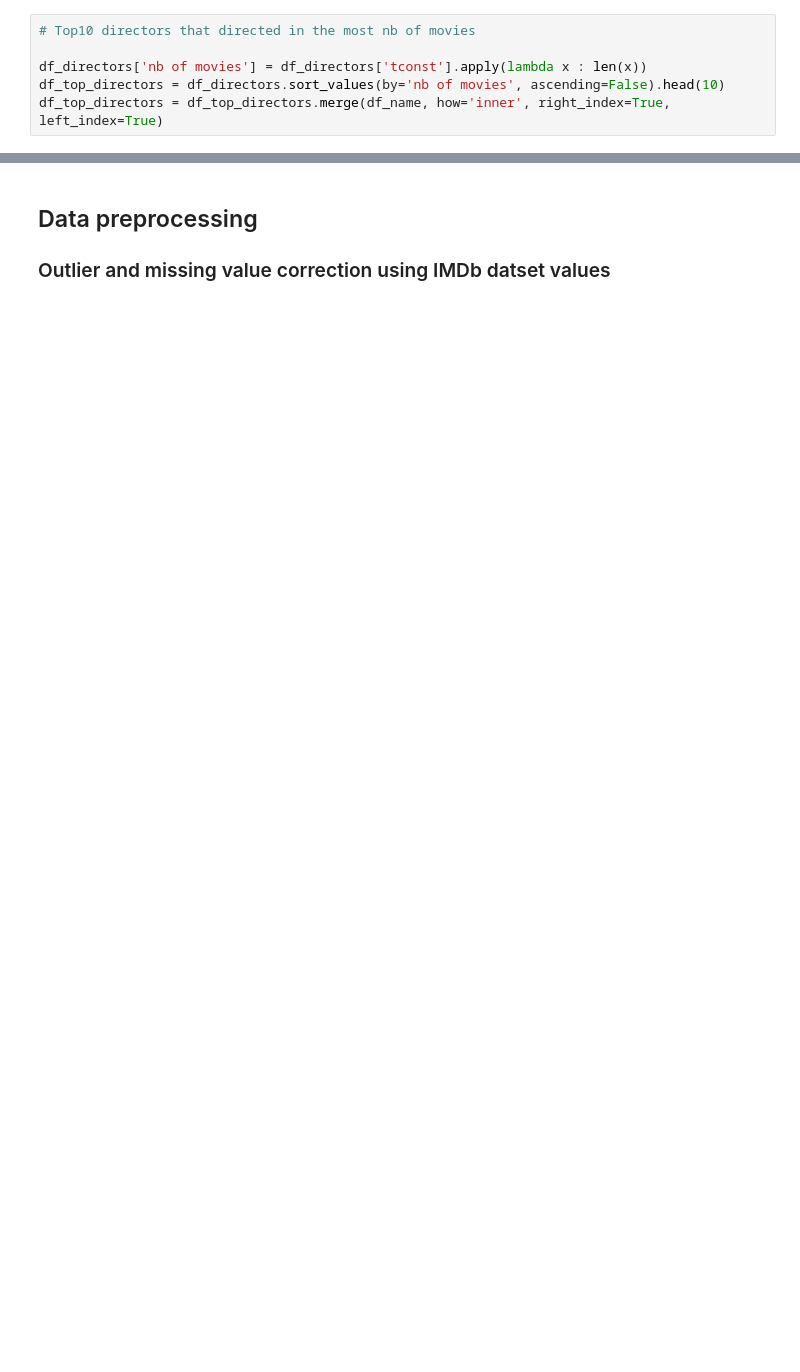
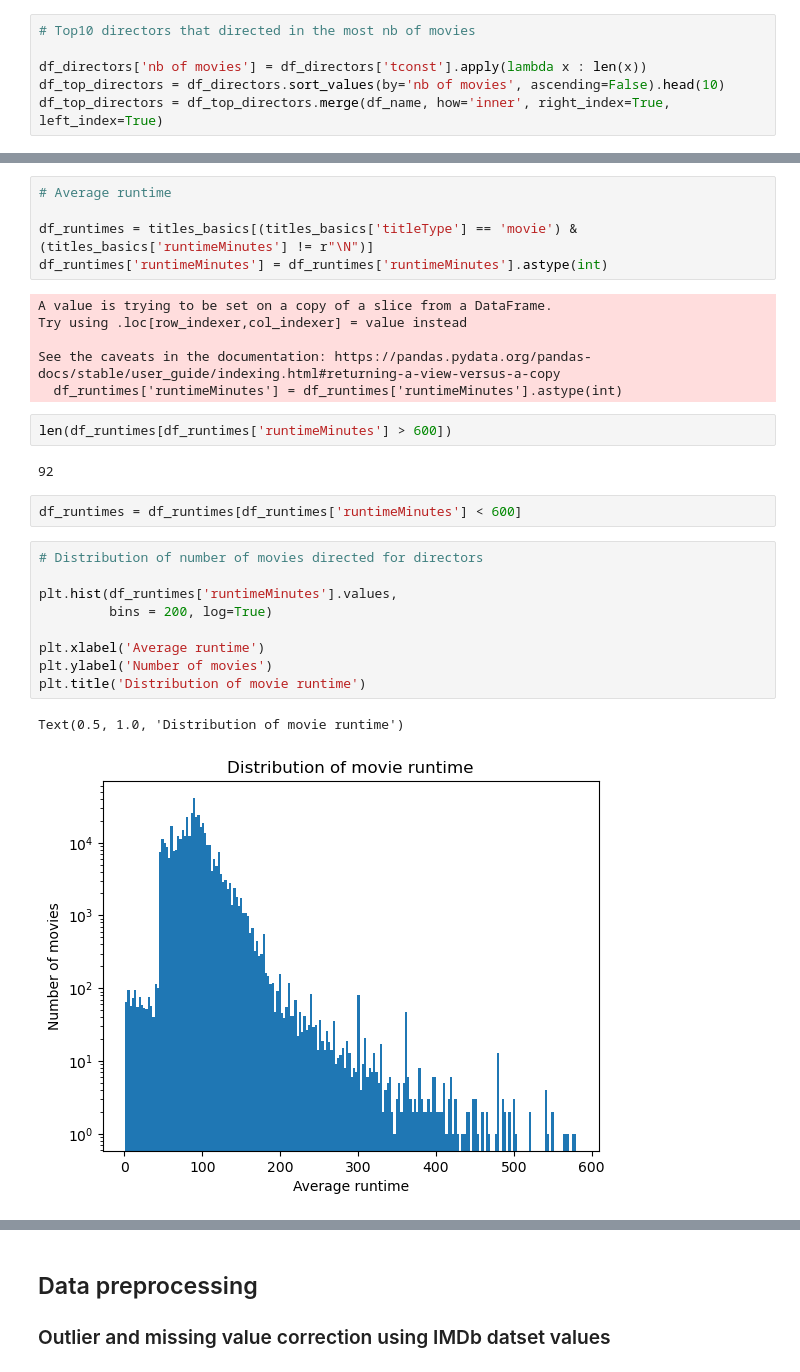
Before and after one commit to epfl-ada/ada-2022-project-shno, a Jupyter notebook: cmu_analysis.ipynb, the cells around one changed output, grey strips where cells are left out. Saved outputs shown, nothing was run; the diff lists cells and outputs as text; blank space fills up the shorter version.

```diff
--- a/cmu_analysis.ipynb
+++ b/cmu_analysis.ipynb
@@ -530,0 +819,29 @@ plt.title('Distribution of number of movies directors directed')
+# %%
+# Average runtime
+
+df_runtimes = titles_basics[(titles_basics['titleType'] == 'movie') & (titles_basics['runtimeMinutes'] != r"\N")]
+df_runtimes['runtimeMinutes'] = df_runtimes['runtimeMinutes'].astype(int)
+# %% [output]
+A value is trying to be set on a copy of a slice from a DataFrame.
+Try using .loc[row_indexer,col_indexer] = value instead
+
+See the caveats in the documentation: https://pandas.pydata.org/pandas-docs/stable/user_guide/indexing.html#returning-a-view-versus-a-copy
+  df_runtimes['runtimeMinutes'] = df_runtimes['runtimeMinutes'].astype(int)
+# %%
+len(df_runtimes[df_runtimes['runtimeMinutes'] > 600])
+# %% [output]
+92
+# %%
+df_runtimes = df_runtimes[df_runtimes['runtimeMinutes'] < 600]
+# %%
+# Distribution of number of movies directed for directors
+
+plt.hist(df_runtimes['runtimeMinutes'].values,
+         bins = 200, log=True)
+
+plt.xlabel('Average runtime')
+plt.ylabel('Number of movies')
+plt.title('Distribution of movie runtime')
+# %% [output]
+Text(0.5, 1.0, 'Distribution of movie runtime')
+[figure, added]
```
Also changed, not shown: parts of 119 cells of this notebook.
